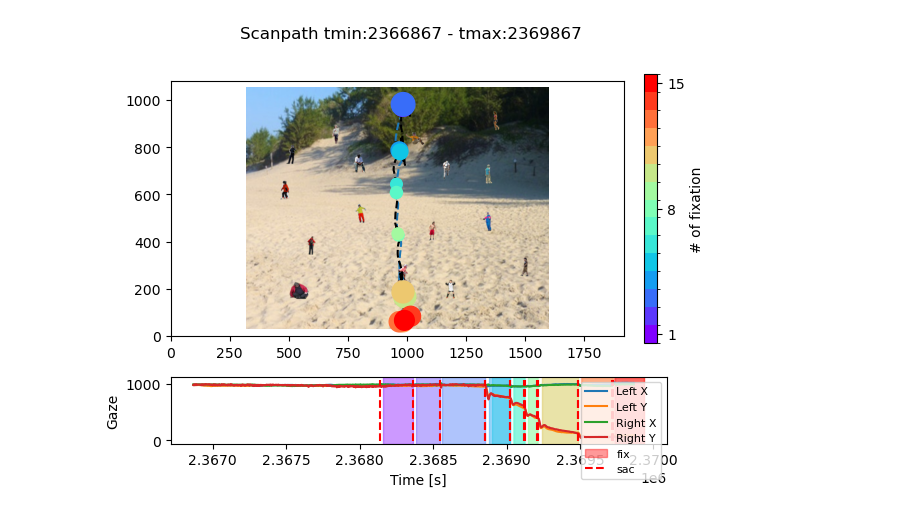
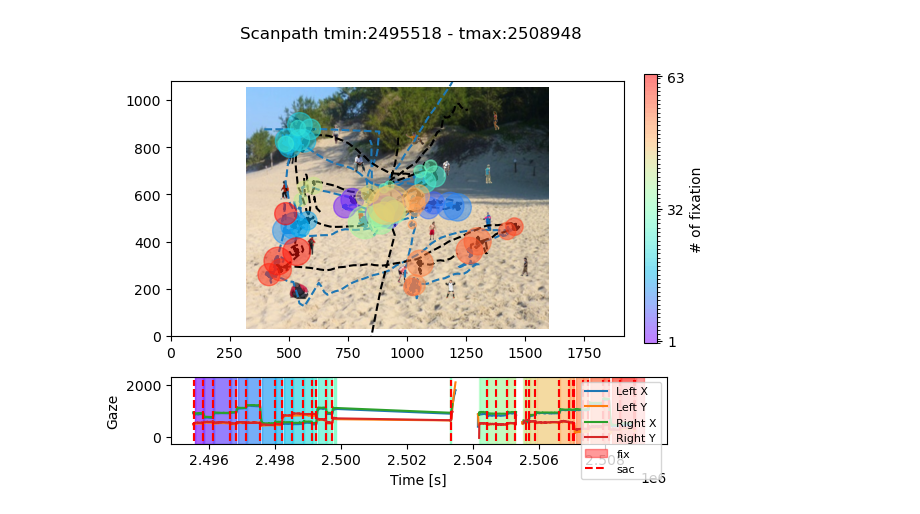
Before and after one commit to NeuroLIAA/pyxations, a Jupyter notebook: plot_functions/scanpath_figure.ipynb, the cells around one changed output. Saved outputs shown, nothing was run; the diff lists cells and outputs as text; code cells hidden in the pictures.

Commit message:
added alpha to fixations circles

```diff
--- a/plot_functions/scanpath_figure.ipynb
+++ b/plot_functions/scanpath_figure.ipynb
@@ -76,7 +76,7 @@ def scanpath(fixations:pd.DataFrame, tmin:float, tmax:float, saccades:pd.DataFra
     norm = mpl.colors.BoundaryNorm(bounds, cmap.N)
 
     # Plot
-    ax_main.scatter(fixations['xAvg'], fixations['yAvg'], c=fix_num, s=sizes, cmap=cmap, norm=norm, zorder=2)
+    ax_main.scatter(fixations['xAvg'], fixations['yAvg'], c=fix_num, s=sizes, cmap=cmap, norm=norm, alpha=0.5, zorder=2)
 
     # Colorbar
     PCM = ax_main.get_children()[0]  # When the fixations dots for color mappable were ploted (first)
@@ -136,21 +136,21 @@ def scanpath(fixations:pd.DataFrame, tmin:float, tmax:float, saccades:pd.DataFra
 # %%
 # ----- Example -----#
 import os
 import pandas as pd
 
 # Get path to samples from parsed edf
 cwd = os.getcwd()
 parent_directory = os.path.abspath(os.path.join(cwd, os.pardir))
 path_to_saccades = parent_directory + '/example_dataset_derivatives/sub-ab01/ses-second/sacc.hdf5'
 path_to_fixations = parent_directory + '/example_dataset_derivatives/sub-ab01/ses-second/fix.hdf5'
 path_to_samples = parent_directory + '/example_dataset_derivatives/sub-ab01/ses-second/samples.hdf5'
 
 # Load samples.hdf5 file
 saccades = pd.read_hdf(path_or_buf=path_to_saccades)
 fixations = pd.read_hdf(path_or_buf=path_to_fixations)
 samples = pd.read_hdf(path_or_buf=path_to_samples)
 
 # Plot Scanpath
-fig, fixations_t, saccades_t, samples_t = scanpath(fixations=fixations, tmin=samples['tSample'][10000], tmax=samples['tSample'][13000], saccades=saccades, samples=samples, img_path='test_img.jpg')
+fig, fixations_t, saccades_t, samples_t = scanpath(fixations=fixations, tmin=samples['tSample'][100000], tmax=samples['tSample'][110000], saccades=saccades, samples=samples, img_path='test_img.jpg')
 # %% [output]
-[figure, old version]
+[figure, new version]
```
